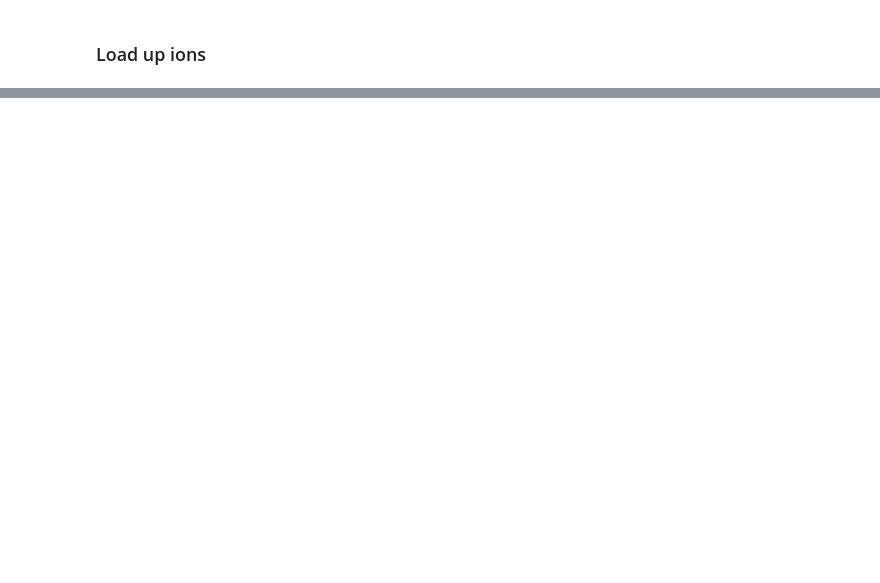
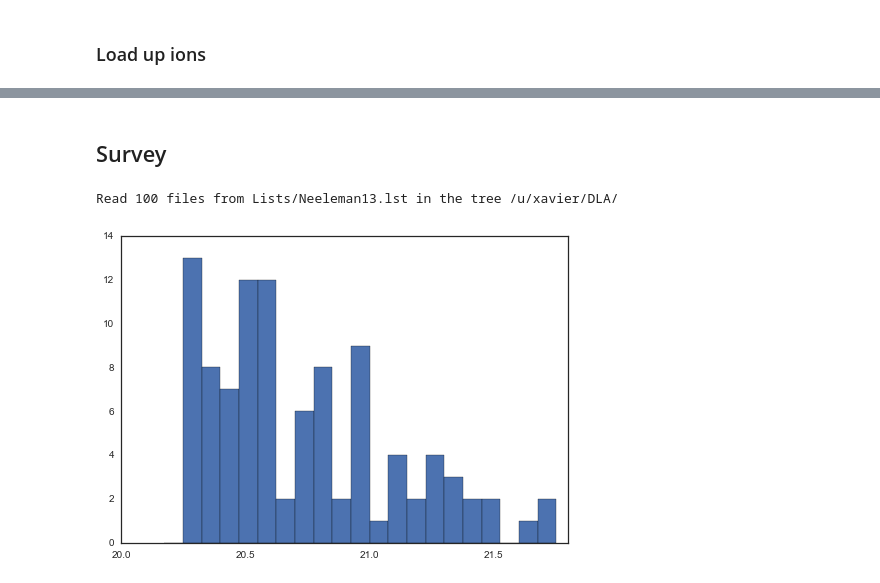
Before and after one commit to linetools/linetools, a Jupyter notebook: docs/examples/DLASystem_examples.ipynb, the cells around one changed output, grey strips where cells are left out. Drawn from its saved outputs; the diff is of its cells as text; code cells hidden in the pictures; blank space fills up the shorter version.

```diff
--- a/docs/examples/DLASystem_examples.ipynb
+++ b/docs/examples/DLASystem_examples.ipynb
@@ -38,0 +85,10 @@ len(dla._ionN)
+# %% [markdown]
+## Survey
+# %%
+dlas = DLASurvey.default_sample()
+# %% [output]
+Read 100 files from Lists/Neeleman13.lst in the tree /u/xavier/DLA/
+# %%
+xdb.xhist(dlas.NHI)
+# %% [output]
+[figure, added]
```
Also changed, not shown: parts of 15 cells of this notebook, 3 other files.
